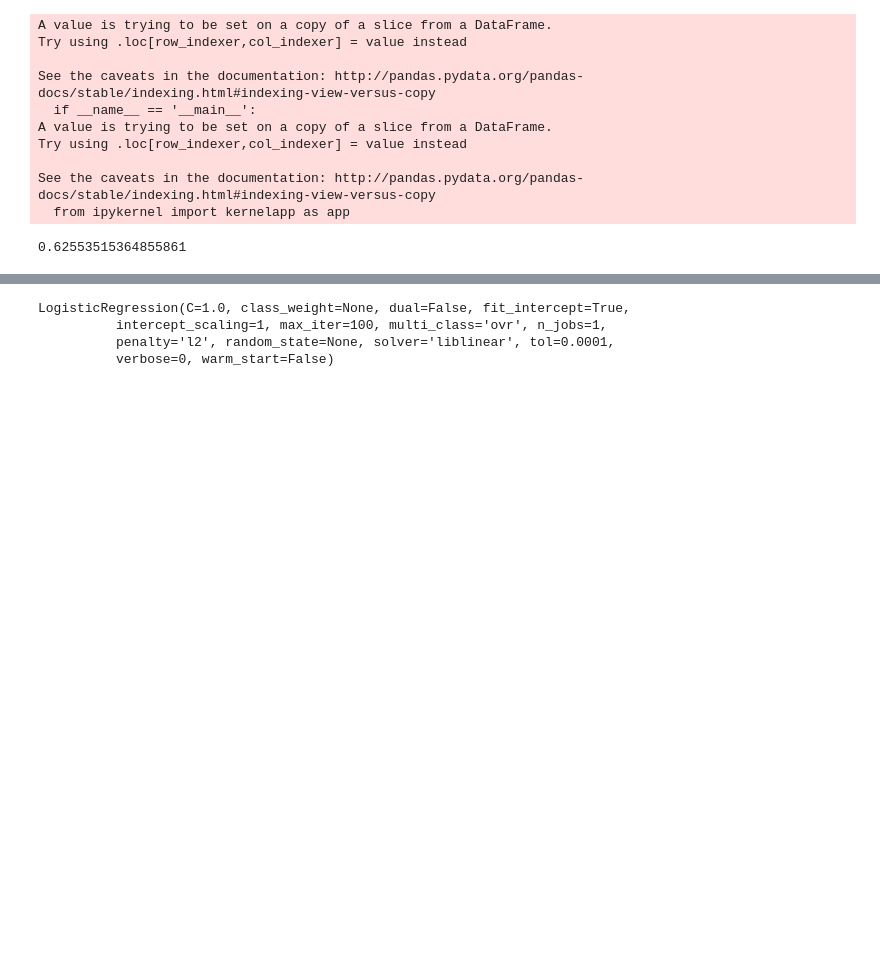
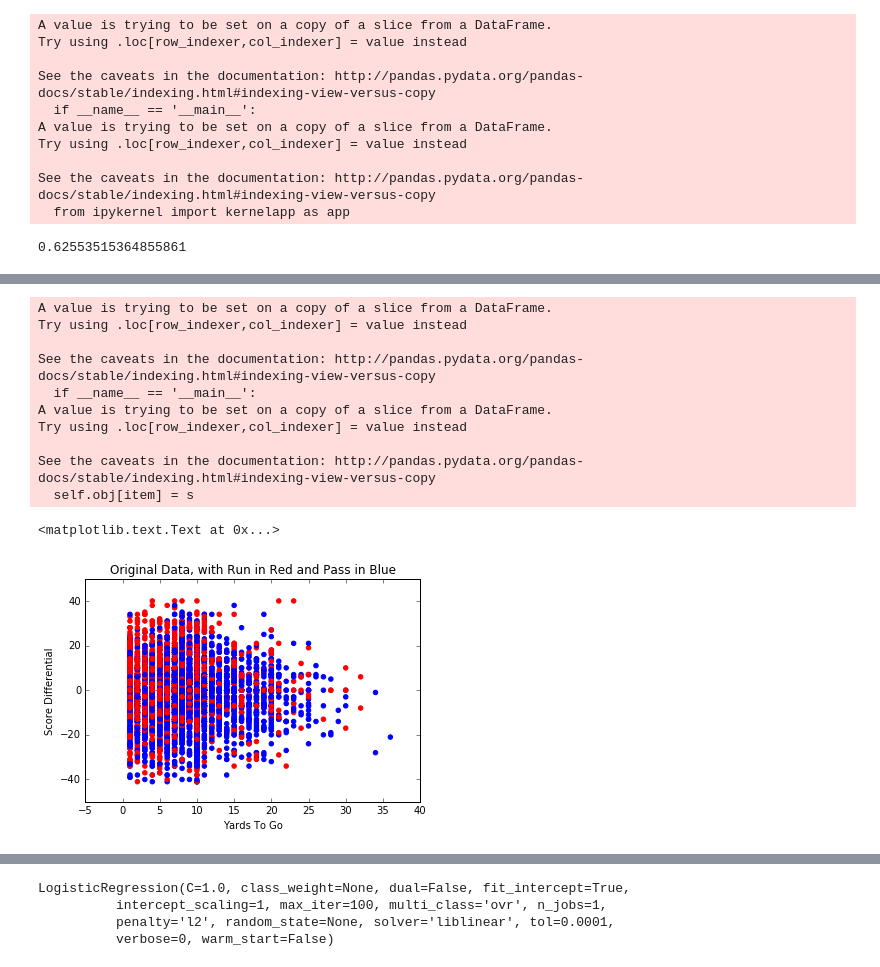
Before and after one commit to matsarj/matsarj.github.io, a Jupyter notebook: proj/PredictingRunOrPass.ipynb, the cells around one changed output, grey strips where cells are left out. Saved outputs shown, nothing was run; the diff lists cells and outputs as text; code cells hidden in the pictures; blank space fills up the shorter version.

```diff
--- a/proj/PredictingRunOrPass.ipynb
+++ b/proj/PredictingRunOrPass.ipynb
@@ -86,0 +115,20 @@ See the caveats in the documentation: http://pandas.pydata.org/pandas-docs/stabl
+# %%
+second['color'] = np.repeat('Blue', second.shape[0])
+second.ix[second.Ran == True,'color'] = 'Red'
+plt.scatter(second['ydstogo'], second['ScoreDiff'], color = second['color'], label = ['Run', 'Pass'])
+plt.xlabel('Yards To Go')
+plt.ylabel('Score Differential')
+plt.title("Original Data, with Run in Red and Pass in Blue")
+# %% [output]
+A value is trying to be set on a copy of a slice from a DataFrame.
+Try using .loc[row_indexer,col_indexer] = value instead
+
+See the caveats in the documentation: http://pandas.pydata.org/pandas-docs/stable/indexing.html#indexing-view-versus-copy
+  if __name__ == '__main__':
+A value is trying to be set on a copy of a slice from a DataFrame.
+Try using .loc[row_indexer,col_indexer] = value instead
+
+See the caveats in the documentation: http://pandas.pydata.org/pandas-docs/stable/indexing.html#indexing-view-versus-copy
+  self.obj[item] = s
+<matplotlib.text.Text at 0x...>
+[figure, added]
```
Also changed, not shown: parts of 33 cells of this notebook.
